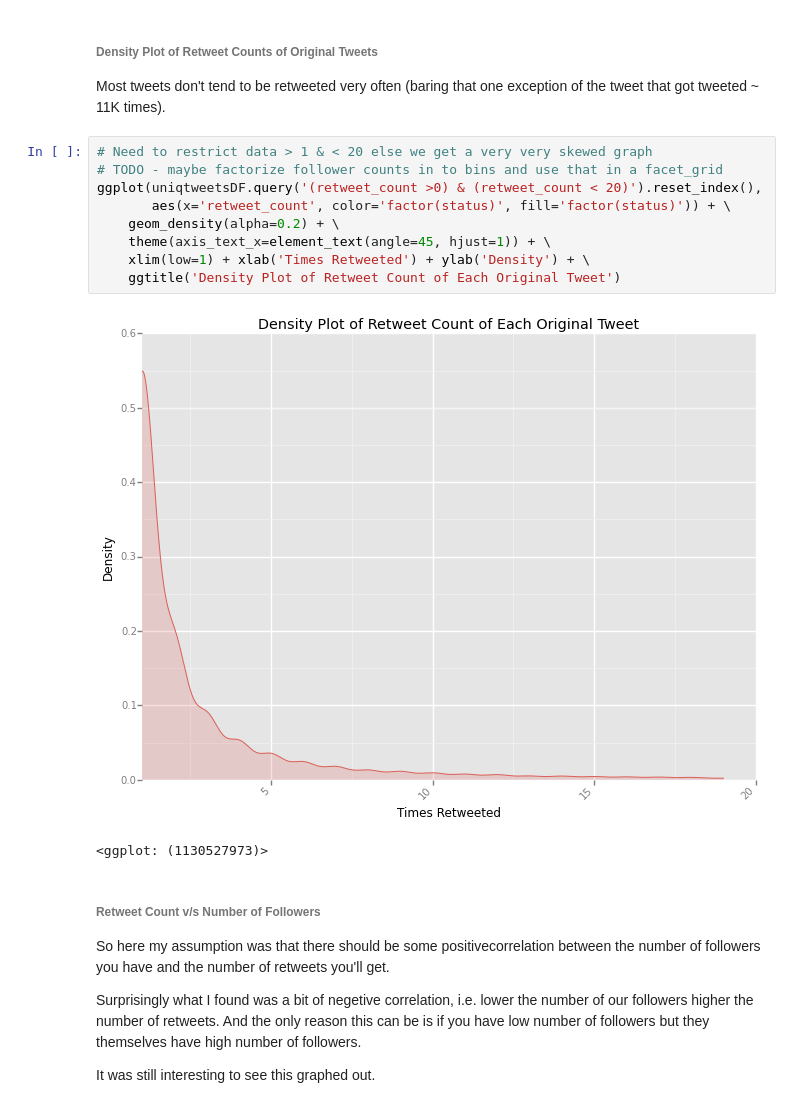
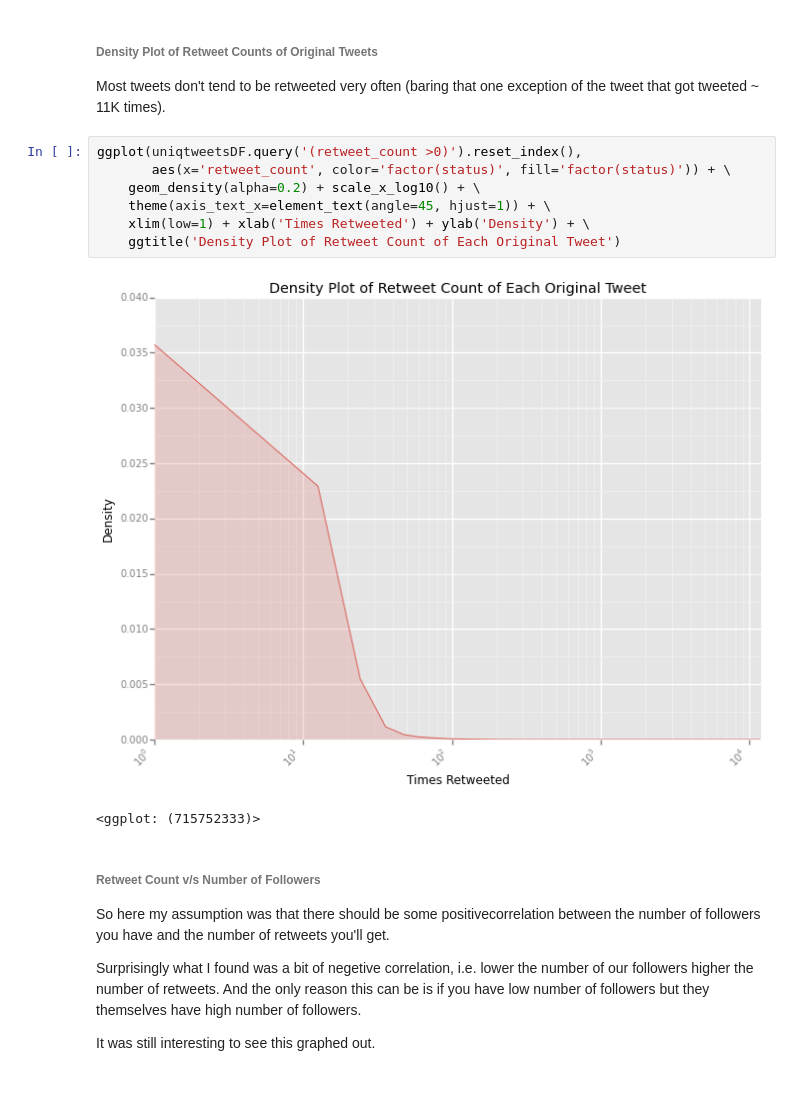
Before and after one commit to bhaskarvk/ShellShockAnalysis, a Jupyter notebook: Analysis of Shellshock Tweets.ipynb, the cells around one changed output. Saved outputs shown, nothing was run; the diff lists cells and outputs as text.

```diff
--- a/Analysis of Shellshock Tweets.ipynb
+++ b/Analysis of Shellshock Tweets.ipynb
@@ -489,17 +462,15 @@ ggplot(tweetsDF.query('(tweeted_to > 10) & (tweeted_to < 2000)').reset_index(),
 
 Most tweets don't tend to be retweeted very often (baring that one exception of the tweet that got tweeted ~ 11K times).
 # %%
-# Need to restrict data > 1 & < 20 else we get a very very skewed graph
-# TODO - maybe factorize follower counts in to bins and use that in a facet_grid
-ggplot(uniqtweetsDF.query('(retweet_count >0) & (retweet_count < 20)').reset_index(),
+ggplot(uniqtweetsDF.query('(retweet_count >0)').reset_index(),
        aes(x='retweet_count', color='factor(status)', fill='factor(status)')) + \
-    geom_density(alpha=0.2) + \
+    geom_density(alpha=0.2) + scale_x_log10() + \
     theme(axis_text_x=element_text(angle=45, hjust=1)) + \
     xlim(low=1) + xlab('Times Retweeted') + ylab('Density') + \
     ggtitle('Density Plot of Retweet Count of Each Original Tweet')
 # %% [output]
-[figure, old version]
+[figure, new version]
-<ggplot: (1130527973)>
+<ggplot: (715752333)>
 # %% [markdown]
 ######  Retweet Count v/s Number of Followers
 
```
Also changed, not shown: parts of 5 cells of this notebook, 2 other files.
